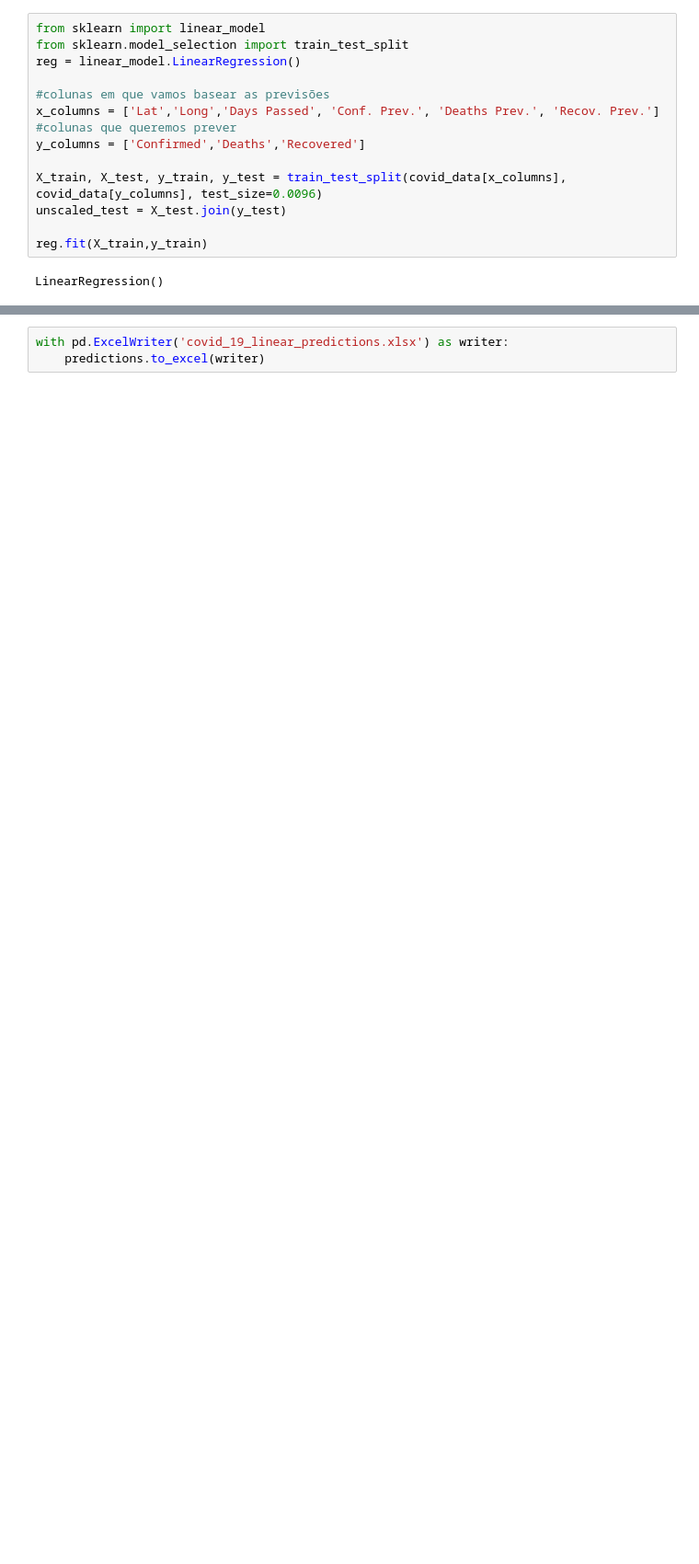
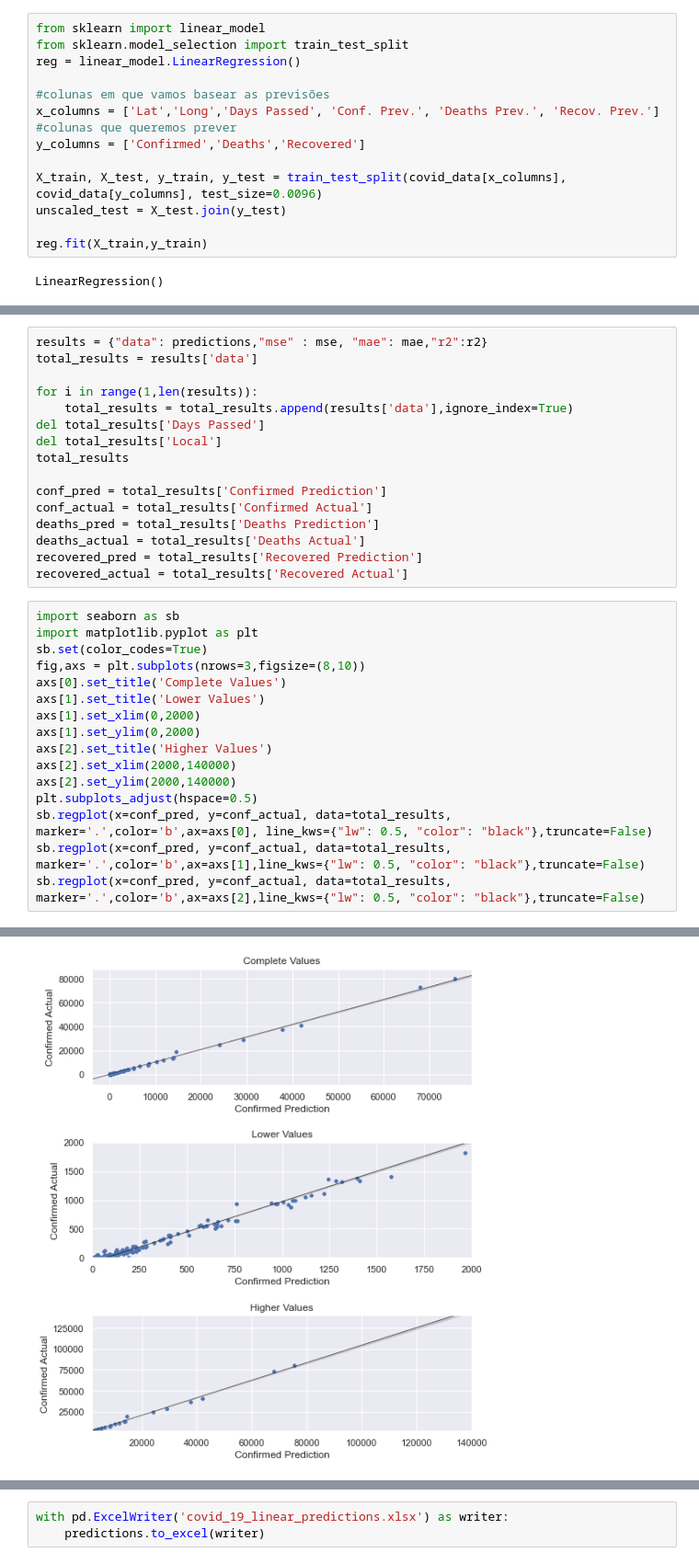
Before and after one commit to JoaoRicardoCardoso/MIEIC_IART_19_PROJ, a Jupyter notebook: PROJ2/Linear-Regression.ipynb, the cells around one changed output, grey strips where cells are left out. Shown at 92% size. Drawn from its saved outputs; the diff is of its cells as text; blank space fills up the shorter version.

Commit message:
Added graphs

```diff
--- a/PROJ2/Linear-Regression.ipynb
+++ b/PROJ2/Linear-Regression.ipynb
@@ -199,0 +218,33 @@ predictions
+# %%
+results = {"data": predictions,"mse" : mse, "mae": mae,"r2":r2}
+total_results = results['data']
+
+for i in range(1,len(results)):
+    total_results = total_results.append(results['data'],ignore_index=True)
+del total_results['Days Passed']
+del total_results['Local']
+total_results
+
+conf_pred = total_results['Confirmed Prediction']
+conf_actual = total_results['Confirmed Actual']
+deaths_pred = total_results['Deaths Prediction']
+deaths_actual = total_results['Deaths Actual']
+recovered_pred = total_results['Recovered Prediction']
+recovered_actual = total_results['Recovered Actual']
+# %%
+import seaborn as sb
+import matplotlib.pyplot as plt
+sb.set(color_codes=True)
+fig,axs = plt.subplots(nrows=3,figsize=(8,10))
+axs[0].set_title('Complete Values')
+axs[1].set_title('Lower Values')
+axs[1].set_xlim(0,2000)
+axs[1].set_ylim(0,2000)
+axs[2].set_title('Higher Values')
+axs[2].set_xlim(2000,140000)
+axs[2].set_ylim(2000,140000)
+plt.subplots_adjust(hspace=0.5)
+sb.regplot(x=conf_pred, y=conf_actual, data=total_results, marker='.',color='b',ax=axs[0], line_kws={"lw": 0.5, "color": "black"},truncate=False)
+sb.regplot(x=conf_pred, y=conf_actual, data=total_results, marker='.',color='b',ax=axs[1],line_kws={"lw": 0.5, "color": "black"},truncate=False)
+sb.regplot(x=conf_pred, y=conf_actual, data=total_results, marker='.',color='b',ax=axs[2],line_kws={"lw": 0.5, "color": "black"},truncate=False)
+# %% [output]
@@ -199,0 +252 @@ predictions
+[figure, added]
```
Also changed, not shown: parts of 8 cells of this notebook, 1 other file.
